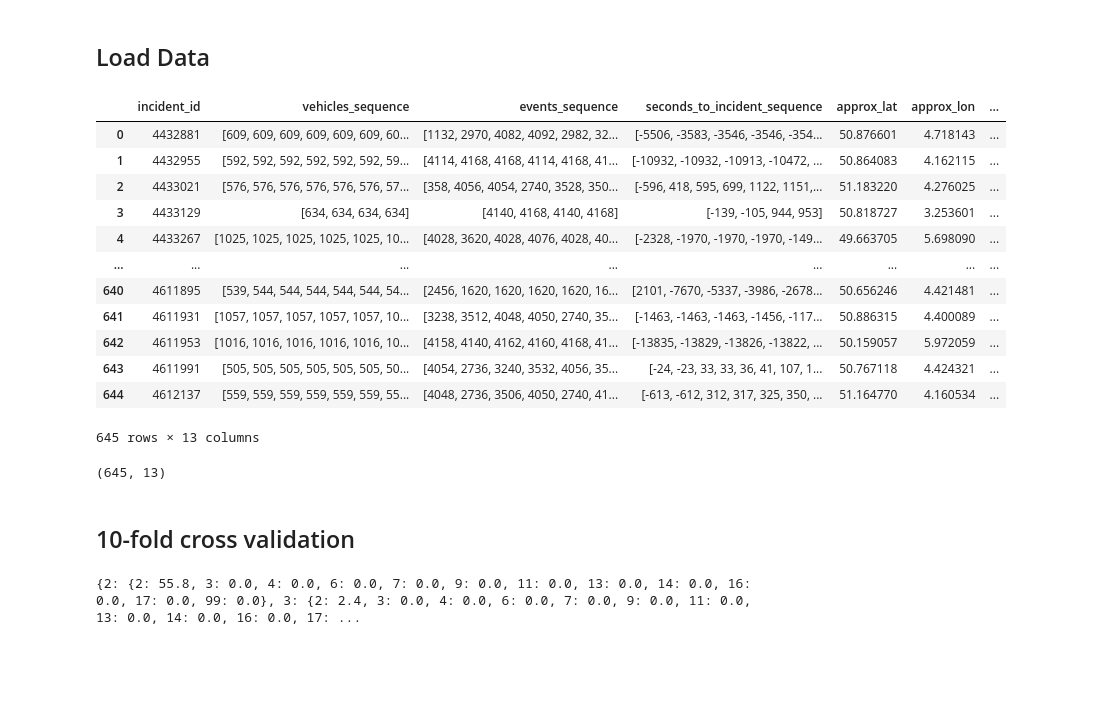
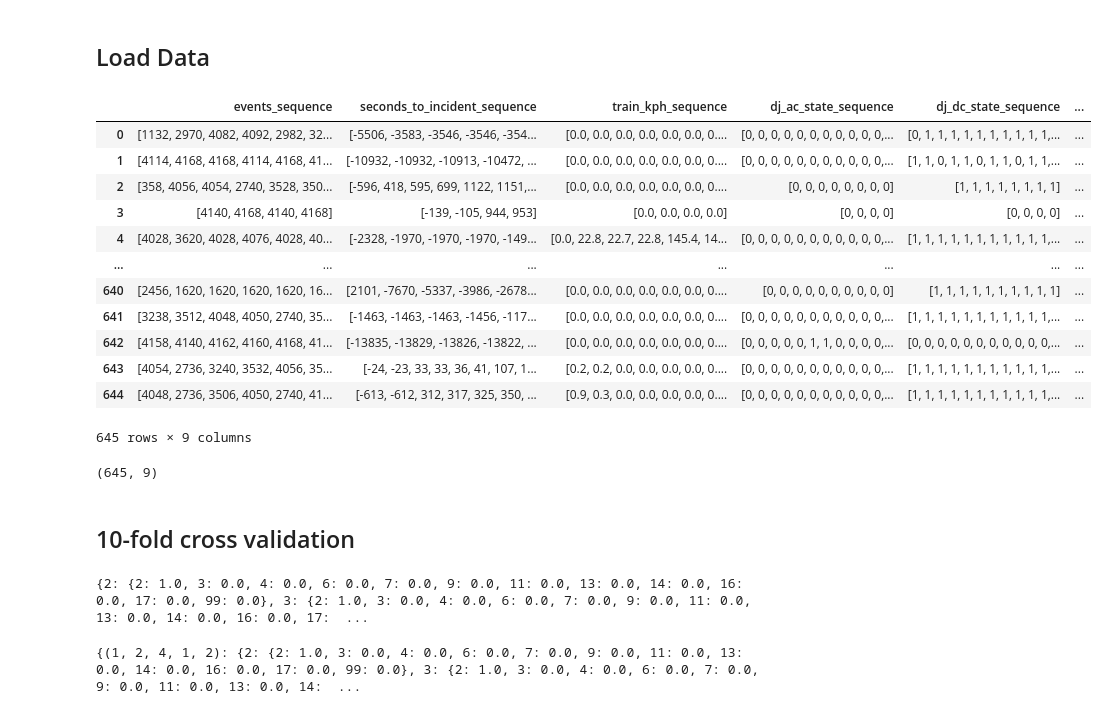
Before and after one commit to dalnakeb/INFOH423_Data_Mining_Project, a Jupyter notebook: notebooks/hyperparametric_tuning.ipynb, the cells around one changed output. Saved outputs shown, nothing was run; the diff lists cells and outputs as text; code cells hidden in the pictures; blank space fills up the shorter version.

Commit message:
JS model

```diff
--- a/notebooks/hyperparametric_tuning.ipynb
+++ b/notebooks/hyperparametric_tuning.ipynb
@@ -17,28 +21,29 @@ from sklearn.metrics import *
 # %%
 filename = "preprocessed_data.csv"
 filepath = posixpath.join(OUTPUT_PATH, filename)
 data_df = data.load_data_csv(filepath)
-data_df = data.reformat_data(data_df)
+data_df = data.reformat_str_to_list(data_df, cols=["events_sequence", "seconds_to_incident_sequence", "dj_ac_state_sequence", "dj_dc_state_sequence", "ac_dc_prob_timestamp"], col_type=int)
+data_df = data.reformat_str_to_list(data_df, cols=["train_kph_sequence"], col_type=float)
 data_df
 # %% [output]
-|  | incident_id | vehicles_sequence | events_sequence | seconds_to_incident_sequence | approx_lat | approx_lon | ... |
-| 0 | 4432881 | [609, 609, 609, 609, 609, 609, 60... | [1132, 2970, 4082, 4092, 2982, 32... | [-5506, -3583, -3546, -3546, -354... | 50.876601 | 4.718143 | ... |
-| 1 | 4432955 | [592, 592, 592, 592, 592, 592, 59... | [4114, 4168, 4168, 4114, 4168, 41... | [-10932, -10932, -10913, -10472, ... | 50.864083 | 4.162115 | ... |
-| 2 | 4433021 | [576, 576, 576, 576, 576, 576, 57... | [358, 4056, 4054, 2740, 3528, 350... | [-596, 418, 595, 699, 1122, 1151,... | 51.183220 | 4.276025 | ... |
-| 3 | 4433129 | [634, 634, 634, 634] | [4140, 4168, 4140, 4168] | [-139, -105, 944, 953] | 50.818727 | 3.253601 | ... |
-| 4 | 4433267 | [1025, 1025, 1025, 1025, 1025, 10... | [4028, 3620, 4028, 4076, 4028, 40... | [-2328, -1970, -1970, -1970, -149... | 49.663705 | 5.698090 | ... |
-| ... | ... | ... | ... | ... | ... | ... | ... |
-| 640 | 4611895 | [539, 544, 544, 544, 544, 544, 54... | [2456, 1620, 1620, 1620, 1620, 16... | [2101, -7670, -5337, -3986, -2678... | 50.656246 | 4.421481 | ... |
-| 641 | 4611931 | [1057, 1057, 1057, 1057, 1057, 10... | [3238, 3512, 4048, 4050, 2740, 35... | [-1463, -1463, -1463, -1456, -117... | 50.886315 | 4.400089 | ... |
-| 642 | 4611953 | [1016, 1016, 1016, 1016, 1016, 10... | [4158, 4140, 4162, 4160, 4168, 41... | [-13835, -13829, -13826, -13822, ... | 50.159057 | 5.972059 | ... |
-| 643 | 4611991 | [505, 505, 505, 505, 505, 505, 50... | [4054, 2736, 3240, 3532, 4056, 35... | [-24, -23, 33, 33, 36, 41, 107, 1... | 50.767118 | 4.424321 | ... |
-| 644 | 4612137 | [559, 559, 559, 559, 559, 559, 55... | [4048, 2736, 3506, 4050, 2740, 41... | [-613, -612, 312, 317, 325, 350, ... | 51.164770 | 4.160534 | ... |
+|  | events_sequence | seconds_to_incident_sequence | train_kph_sequence | dj_ac_state_sequence | dj_dc_state_sequence | ... |
+| 0 | [1132, 2970, 4082, 4092, 2982, 32... | [-5506, -3583, -3546, -3546, -354... | [0.0, 0.0, 0.0, 0.0, 0.0, 0.0, 0.... | [0, 0, 0, 0, 0, 0, 0, 0, 0, 0, 0,... | [0, 1, 1, 1, 1, 1, 1, 1, 1, 1, 1,... | ... |
+| 1 | [4114, 4168, 4168, 4114, 4168, 41... | [-10932, -10932, -10913, -10472, ... | [0.0, 0.0, 0.0, 0.0, 0.0, 0.0, 0.... | [0, 0, 0, 0, 0, 0, 0, 0, 0, 0, 0,... | [1, 1, 0, 1, 1, 0, 1, 1, 0, 1, 1,... | ... |
+| 2 | [358, 4056, 4054, 2740, 3528, 350... | [-596, 418, 595, 699, 1122, 1151,... | [0.0, 0.0, 0.0, 0.0, 0.0, 0.0, 0.... | [0, 0, 0, 0, 0, 0, 0, 0] | [1, 1, 1, 1, 1, 1, 1, 1] | ... |
+| 3 | [4140, 4168, 4140, 4168] | [-139, -105, 944, 953] | [0.0, 0.0, 0.0, 0.0] | [0, 0, 0, 0] | [0, 0, 0, 0] | ... |
+| 4 | [4028, 3620, 4028, 4076, 4028, 40... | [-2328, -1970, -1970, -1970, -149... | [0.0, 22.8, 22.7, 22.8, 145.4, 14... | [0, 0, 0, 0, 0, 0, 0, 0, 0, 0, 0,... | [1, 1, 1, 1, 1, 1, 1, 1, 1, 1, 1,... | ... |
+| ... | ... | ... | ... | ... | ... | ... |
+| 640 | [2456, 1620, 1620, 1620, 1620, 16... | [2101, -7670, -5337, -3986, -2678... | [0.0, 0.0, 0.0, 0.0, 0.0, 0.0, 0.... | [0, 0, 0, 0, 0, 0, 0, 0, 0, 0] | [1, 1, 1, 1, 1, 1, 1, 1, 1, 1] | ... |
+| 641 | [3238, 3512, 4048, 4050, 2740, 35... | [-1463, -1463, -1463, -1456, -117... | [0.0, 0.0, 0.0, 0.0, 0.0, 0.0, 0.... | [0, 0, 0, 0, 0, 0, 0, 0, 0, 0, 0,... | [1, 1, 1, 1, 1, 1, 1, 1, 1, 1, 1,... | ... |
+| 642 | [4158, 4140, 4162, 4160, 4168, 41... | [-13835, -13829, -13826, -13822, ... | [0.0, 0.0, 0.0, 0.0, 0.0, 0.0, 0.... | [0, 0, 0, 0, 0, 1, 1, 0, 0, 0, 0,... | [0, 0, 0, 0, 0, 0, 0, 0, 0, 0, 0,... | ... |
+| 643 | [4054, 2736, 3240, 3532, 4056, 35... | [-24, -23, 33, 33, 36, 41, 107, 1... | [0.2, 0.2, 0.0, 0.0, 0.0, 0.0, 0.... | [0, 0, 0, 0, 0, 0, 0, 0, 0, 0, 0,... | [1, 1, 1, 1, 1, 1, 1, 1, 1, 1, 1,... | ... |
+| 644 | [4048, 2736, 3506, 4050, 2740, 41... | [-613, -612, 312, 317, 325, 350, ... | [0.9, 0.3, 0.0, 0.0, 0.0, 0.0, 0.... | [0, 0, 0, 0, 0, 0, 0, 0, 0, 0, 0,... | [1, 1, 1, 1, 1, 1, 1, 1, 1, 1, 1,... | ... |
-645 rows × 13 columns
+645 rows × 9 columns
 # %%
-X = data_df.to_numpy()
-X.shape
+XY = data_df.to_numpy()
+XY.shape
 # %% [output]
-(645, 13)
+(645, 9)
 # %% [markdown]
 ## 10-fold cross validation
 # %%
@@ -59,23 +64,26 @@ def evaluate_model(Y, Yhat, classes):
 
     return confusion_matrix
 
-def ten_fold_cross_val(X, param):
+def ten_fold_cross_val(XY, param):
     model_evals = []
-    N = X.shape[0]
-    n = X.shape[1]
-    classes = np.unique(X[:, -1])
+    N = XY.shape[0]
+    n = XY.shape[1]
+    classes = np.unique(XY[:, -1])
     for i in range(1, 11):
         start_index = int((i-1)/10 * N)
         end_index = int((i%10)/10 * N)
+        X = XY[:, :-1]
+        Y = XY[:, -1]
         X_tr = X[start_index:end_index]
-        X_ts = X[end_index:, :-1]  # Drop the incident type
-        Y = X[end_index:, -1]
+        X_ts = X[end_index:]
+        Y_tr = Y[start_index:end_index]
+        Y_ts = Y[end_index:]
 
-       # model = train_model(training_data, param)
-       # Yhat = test_model(testing_data, model)
+       # model = train_model(X_tr, Y_tr, param)
+       # Yhat = test_model(X_ts, Y_ts, model)
 
-        Yhat = np.repeat(2, Y.shape[0])
-        model_evals.append(evaluate_model(Y, Yhat, classes))
+        Y_hat = np.repeat(2, Y_ts.shape[0])
+        model_evals.append(evaluate_model(Y_ts, Y_hat, classes))
 
     model_eval = []
     keys = model_evals[0].keys()
@@ -87,6 +95,12 @@ def ten_fold_cross_val(X, param):
                 model_eval[i][j].append(d[key1][key2])
 
     model_eval = np.array(model_eval).mean(axis=0)
+
+    for i, row in enumerate(model_eval):
+        max_val = row.max()
+        if max_val > 0:
+            model_eval[i] = row / max_val
+
     avg_model_eval = {}
     for key1, value in zip(keys, model_eval):
         avg_model_eval[key1] = {}
@@ -95,7 +109,19 @@ def ten_fold_cross_val(X, param):
 
     return avg_model_eval
 
-avg_model_eval = ten_fold_cross_val(X, param=None)
+avg_model_eval = ten_fold_cross_val(XY, param=None)
 print(avg_model_eval)
 # %% [output]
-{2: {2: 55.8, 3: 0.0, 4: 0.0, 6: 0.0, 7: 0.0, 9: 0.0, 11: 0.0, 13: 0.0, 14: 0.0, 16: 0.0, 17: 0.0, 99: 0.0}, 3: {2: 2.4, 3: 0.0, 4: 0.0, 6: 0.0, 7: 0.0, 9: 0.0, 11: 0.0, 13: 0.0, 14: 0.0, 16: 0.0, 17: ...
+{2: {2: 1.0, 3: 0.0, 4: 0.0, 6: 0.0, 7: 0.0, 9: 0.0, 11: 0.0, 13: 0.0, 14: 0.0, 16: 0.0, 17: 0.0, 99: 0.0}, 3: {2: 1.0, 3: 0.0, 4: 0.0, 6: 0.0, 7: 0.0, 9: 0.0, 11: 0.0, 13: 0.0, 14: 0.0, 16: 0.0, 17:  ...
+# %%
+def compute_params_eval(XY, params):
+    params_eval = {tuple(param): 0 for param in params}
+    for param in params:
+        params_eval[tuple(param)] = ten_fold_cross_val(XY, params)
+
+    return params_eval
+
+params_eval = compute_params_eval(XY, params)
+print(params_eval)
+# %% [output]
+{(1, 2, 4, 1, 2): {2: {2: 1.0, 3: 0.0, 4: 0.0, 6: 0.0, 7: 0.0, 9: 0.0, 11: 0.0, 13: 0.0, 14: 0.0, 16: 0.0, 17: 0.0, 99: 0.0}, 3: {2: 1.0, 3: 0.0, 4: 0.0, 6: 0.0, 7: 0.0, 9: 0.0, 11: 0.0, 13: 0.0, 14:  ...
```
Also changed, not shown: parts of 2 cells of this notebook, 5 other files.
